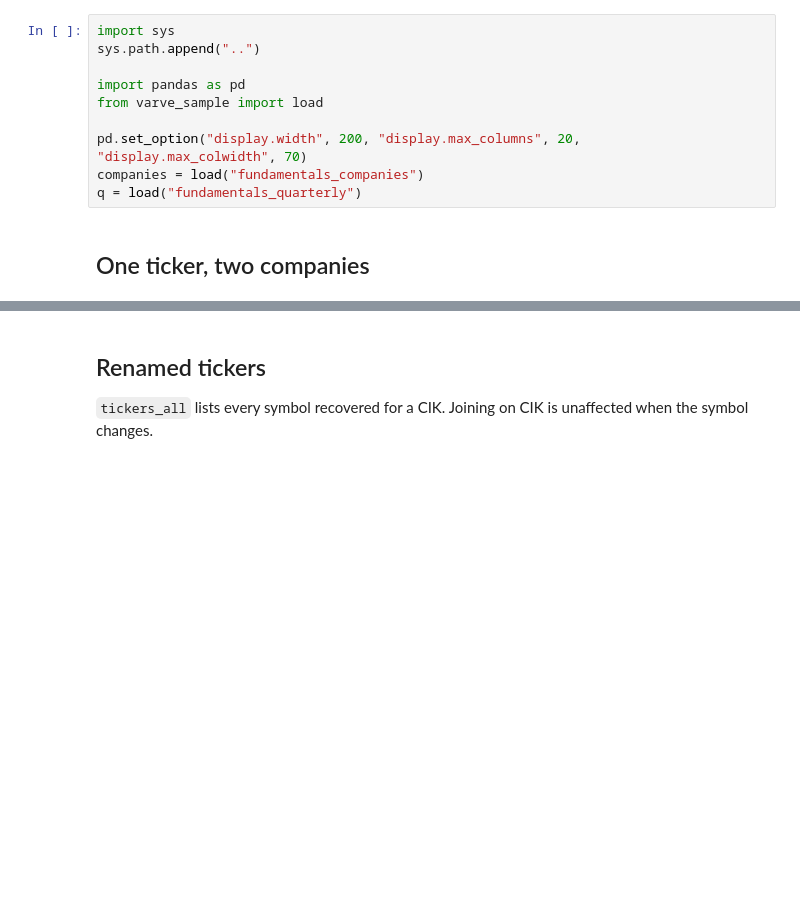
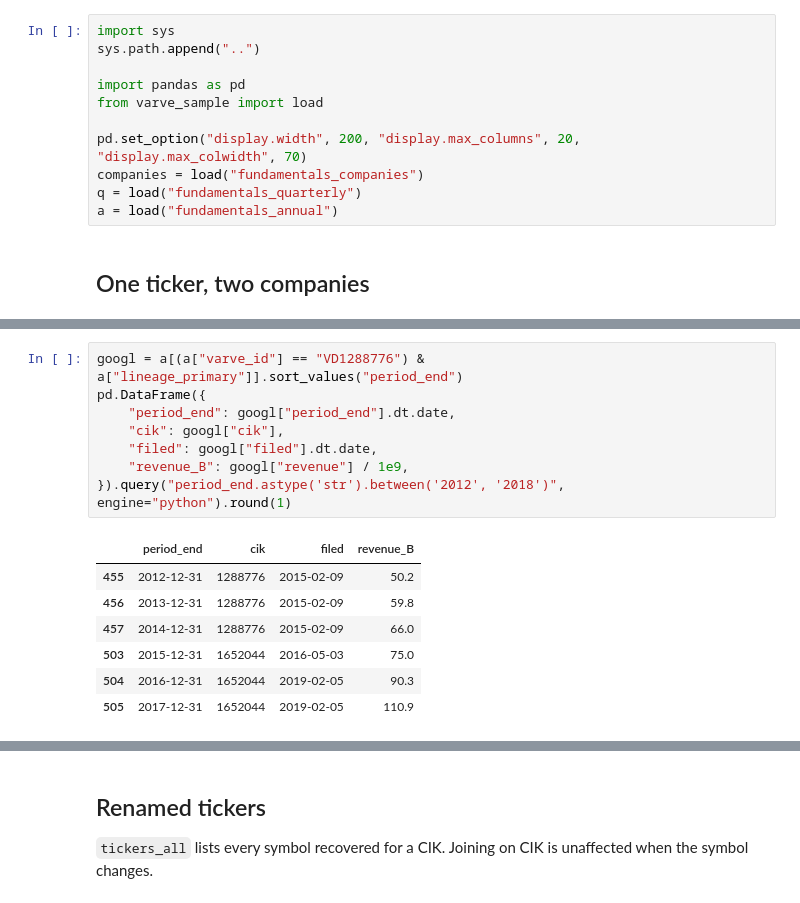
Before and after one commit to varve-data/varve-examples, a Jupyter notebook: notebooks/03_identifiers_and_delistings.ipynb, the cells around one changed output, grey strips where cells are left out. Saved outputs shown, nothing was run; the diff lists cells and outputs as text; blank space fills up the shorter version.

```diff
--- a/notebooks/03_identifiers_and_delistings.ipynb
+++ b/notebooks/03_identifiers_and_delistings.ipynb
@@ -20,6 +21,7 @@ from varve_sample import load
 pd.set_option("display.width", 200, "display.max_columns", 20, "display.max_colwidth", 70)
 companies = load("fundamentals_companies")
 q = load("fundamentals_quarterly")
+a = load("fundamentals_annual")
 # %% [markdown]
 ## One ticker, two companies
 # %%
@@ -50,0 +81,16 @@ A ticker join attaches one company's numbers to the other. Even taking only the
+# %%
+googl = a[(a["varve_id"] == "VD1288776") & a["lineage_primary"]].sort_values("period_end")
+pd.DataFrame({
+    "period_end": googl["period_end"].dt.date,
+    "cik": googl["cik"],
+    "filed": googl["filed"].dt.date,
+    "revenue_B": googl["revenue"] / 1e9,
+}).query("period_end.astype('str').between('2012', '2018')", engine="python").round(1)
+# %% [output]
+|  | period_end | cik | filed | revenue_B |
+| 455 | 2012-12-31 | 1288776 | 2015-02-09 | 50.2 |
+| 456 | 2013-12-31 | 1288776 | 2015-02-09 | 59.8 |
+| 457 | 2014-12-31 | 1288776 | 2015-02-09 | 66.0 |
+| 503 | 2015-12-31 | 1652044 | 2016-05-03 | 75.0 |
+| 504 | 2016-12-31 | 1652044 | 2019-02-05 | 90.3 |
+| 505 | 2017-12-31 | 1652044 | 2019-02-05 | 110.9 |
```
Also changed, not shown: parts of 12 cells of this notebook, 4 other files.
